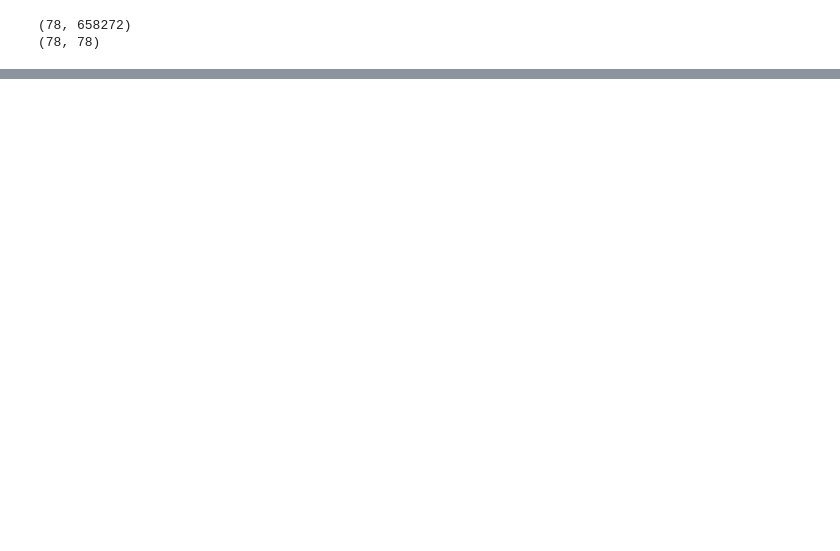
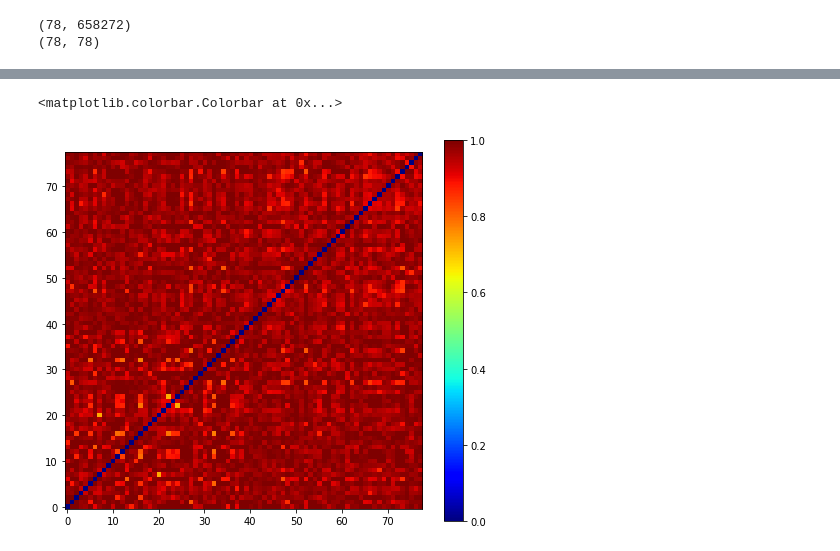
Before and after one commit to SNaGLab/Cognitive-Parcellation, a Jupyter notebook: code/experiments/alexnet_step_2_RDM.ipynb, the cells around one changed output, grey strips where cells are left out. Drawn from its saved outputs; the diff is of its cells as text; code cells hidden in the pictures; blank space fills up the shorter version.

```diff
--- a/code/experiments/alexnet_step_2_RDM.ipynb
+++ b/code/experiments/alexnet_step_2_RDM.ipynb
@@ -716,0 +727,14 @@ data_full_inanimate.shape
+# %%
+data_temp_animate = []
+data_temp_inanimate = []
+for label in range(len(labels)):
+    pred = clf.predict(X_new)
+    loc = np.where(pred==label)[0]
+    loc_new =[]
+    for i in range(len(loc)):
+        temp = np.where(pred_kmeans==loc[i])[0]
+        loc_new.extend(temp)
+
+    data_temp_animate = [data_animate_activations[i] for i in loc_new]
+    data_temp_inanimate = [data_inanimate_activations[i] for i in loc_new]
+    print(labels[label],label, stats.kendalltau(data_temp_animate, data_temp_inanimate))
@@ -716,0 +759,18 @@ data_full_inanimate.shape
+# %%
+data_temp_animate = []
+data_temp_inanimate = []
+for label in range(len(labels)):
+    pred = clf.predict(X_new)
+    loc = np.where(pred==label)[0]
+    loc_new =[]
+    for i in range(len(loc)):
+        temp = np.where(pred_kmeans==loc[i])[0]
+        loc_new.extend(temp)
+
+    data_temp_animate = []
+    data_temp_inanimate = []
+    for i in range(len(data_animate_activations)):
+        if i not in loc_new:
+            data_temp_animate.append(data_animate_activations[i])
+            data_temp_inanimate.append(data_inanimate_activations[i])
+    print(labels[label],label, stats.kendalltau(data_temp_animate, data_temp_inanimate))
@@ -823,10 +942,14 @@ for label in range(len(labels)):
 # %%
 # plot figure of these correlations
 f, ax = plt.subplots(1,1, figsize=(8, 7))
 
 plt.imshow(
-    data_cluster[8],
-    origin='lower',
+    data_cluster[0],
+    origin ='lower',
     cmap='jet',
+    vmax = 1
 )
 plt.colorbar()
+# %% [output]
+<matplotlib.colorbar.Colorbar at 0x...>
+[figure, added]
```
Also changed, not shown: parts of 22 cells of this notebook, 25 other files.
